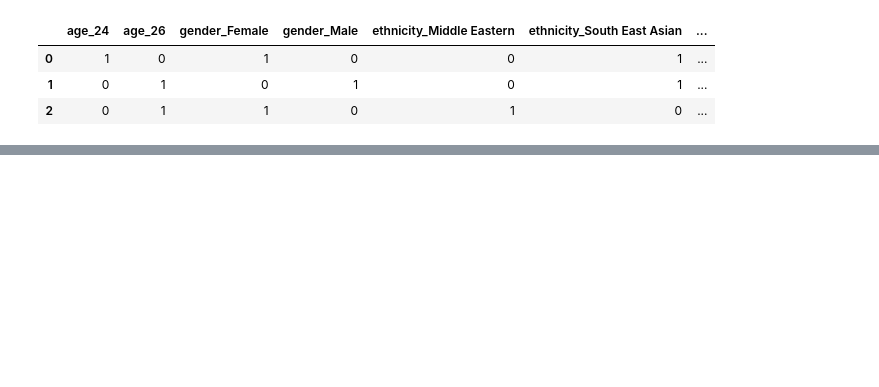
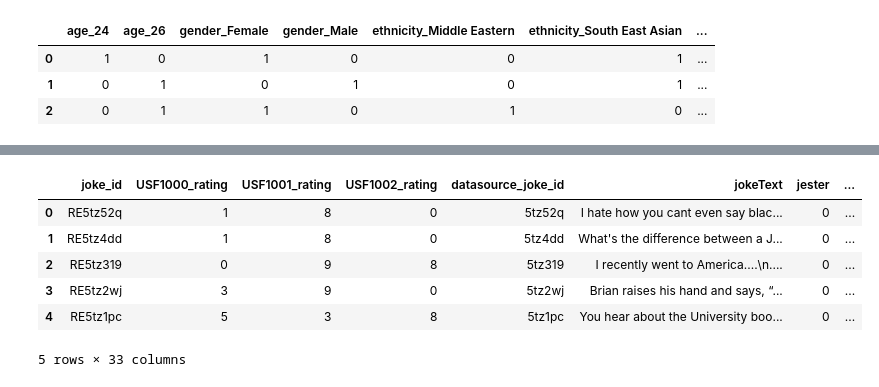
Before and after one commit to rishsanyal/comedian, a Jupyter notebook: work/Toxicity Classification.ipynb, the cells around one changed output, grey strips where cells are left out. Drawn from its saved outputs; the diff is of its cells as text; code cells hidden in the pictures; blank space fills up the shorter version.

```diff
--- a/work/Toxicity Classification.ipynb
+++ b/work/Toxicity Classification.ipynb
@@ -251,0 +268,10 @@ sns.heatmap(users_demographics.corr(), annot=True)
+# %%
+users_demographics.head()
+# %% [output]
+|  | joke_id | USF1000_rating | USF1001_rating | USF1002_rating | datasource_joke_id | jokeText | jester | ... |
+| 0 | RE5tz52q | 1 | 8 | 0 | 5tz52q | I hate how you cant even say blac... | 0 | ... |
+| 1 | RE5tz4dd | 1 | 8 | 0 | 5tz4dd | What's the difference between a J... | 0 | ... |
+| 2 | RE5tz319 | 0 | 9 | 8 | 5tz319 | I recently went to America....\n.... | 0 | ... |
+| 3 | RE5tz2wj | 3 | 9 | 0 | 5tz2wj | Brian raises his hand and says, “... | 0 | ... |
+| 4 | RE5tz1pc | 5 | 3 | 8 | 5tz1pc | You hear about the University boo... | 0 | ... |
+5 rows × 33 columns
```
Also changed, not shown: parts of 13 cells of this notebook, 3 other files.
